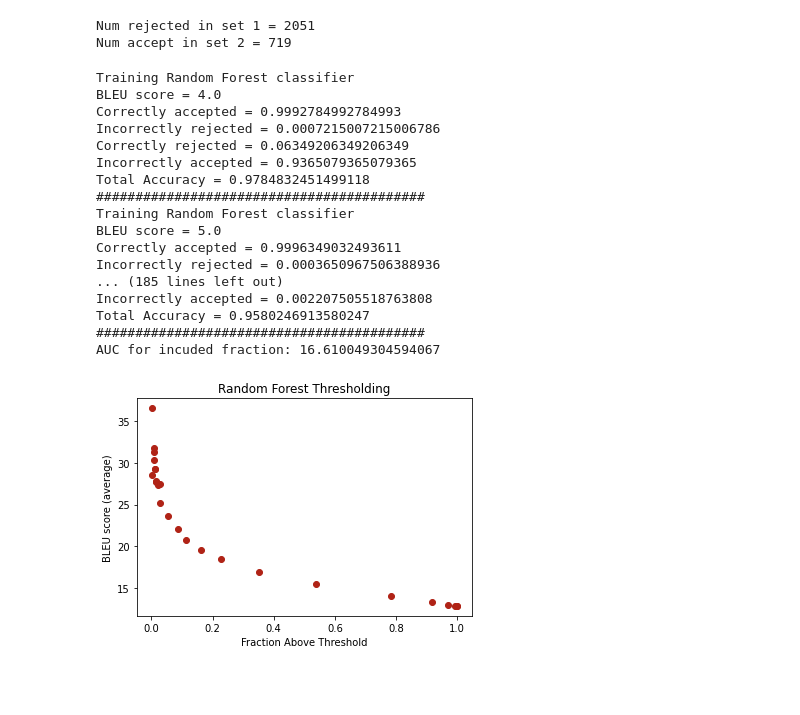
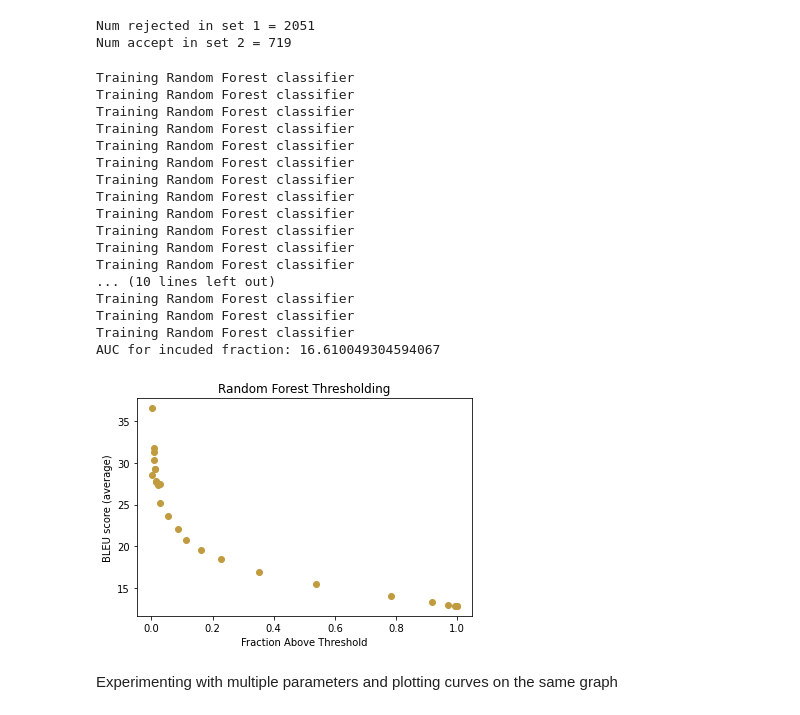
Before and after one commit to DhruvaBansal00/ConfidentMT, a Jupyter notebook: BoostedBinaryClassifers.ipynb, the cells around one changed output. Cells and saved outputs as stored; diff of their text form; code cells hidden in the pictures; blank space fills up the shorter version.

Commit message:
Refactor to plot on the same graph

```diff
--- a/BoostedBinaryClassifers.ipynb
+++ b/BoostedBinaryClassifers.ipynb
@@ -547,49 +553,51 @@ for index in range(len(Thresholds_test)):
 
     clf = trainRandomForestClassifier(trainFeatures, trainY)
     # print("Using Average Logprob Decision Stump of " + str(Thresholds_train[index]))
-    print("BLEU score = " + str(Thresholds_test[index]))
+    # print("BLEU score = " + str(Thresholds_test[index]))
     predictions = clf.predict(testFeatures)
-    calculateAccuracy(predictions, testY)
-    print("##########################################")
+    # calculateAccuracy(predictions, testY)
+    # print("##########################################")
     acceptedTranslations = np.array(testTranslations)[np.array(predictions) > 0]
     rejectedTranslations = np.array(testTranslations)[np.array(predictions) < 1]
     if useSentenceBLEUScore:
         rejectedScore, acceptedScore = compute_exclued_included_sentenceBleuScore(acceptedTranslations, rejectedTranslations)
     else:
         rejectedScore, acceptedScore = compute_excluded_included_score(acceptedTranslations, rejectedTranslations)
     acceptedScores.append(acceptedScore)
     acceptedFraction.append(float(len(acceptedTranslations))/float(len(predictions)))
 
 plt.xlabel('Fraction Above Threshold')
 plt.ylabel('BLEU score (average)')
 plt.title('Random Forest Thresholding')
 
 r = random.random()
 b = random.random()
 g = random.random()
 c = (r, g, b)
 plt.scatter(acceptedFraction, acceptedScores, label = "Random Forest Analysis", color=c)
 
 acceptedScores = [x for _,x in sorted(zip(acceptedFraction,acceptedScores))]
 acceptedFraction.sort()
 
 print('AUC for incuded fraction: {}'.format(auc(acceptedFraction, acceptedScores)))
 # %% [output]
 Training Random Forest classifier
-BLEU score = 4.0
-Correctly accepted = 0.9992784992784993
-Incorrectly rejected = 0.0007215007215006786
-Correctly rejected = 0.06349206349206349
-Incorrectly accepted = 0.9365079365079365
-Total Accuracy = 0.9784832451499118
-##########################################
 Training Random Forest classifier
-BLEU score = 5.0
-Correctly accepted = 0.9996349032493611
-Incorrectly rejected = 0.0003650967506388936
-... (185 lines left out)
-Incorrectly accepted = 0.002207505518763808
-Total Accuracy = 0.9580246913580247
-##########################################
+Training Random Forest classifier
+Training Random Forest classifier
+Training Random Forest classifier
+Training Random Forest classifier
+Training Random Forest classifier
+Training Random Forest classifier
+Training Random Forest classifier
+Training Random Forest classifier
+Training Random Forest classifier
+Training Random Forest classifier
+... (10 lines left out)
+Training Random Forest classifier
+Training Random Forest classifier
+Training Random Forest classifier
 AUC for incuded fraction: 16.610049304594067
-[figure, old version]
+[figure, new version]
+# %% [markdown]
+Experimenting with multiple parameters and plotting curves on the same graph
```
Also changed, not shown: parts of 4 cells of this notebook.
